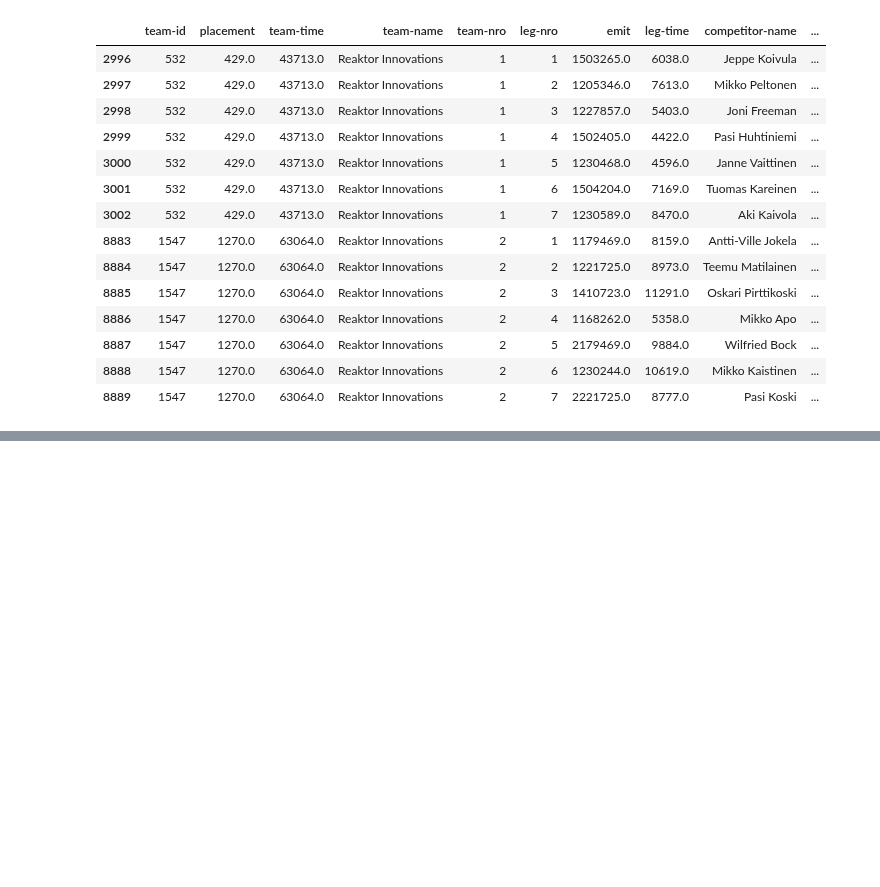
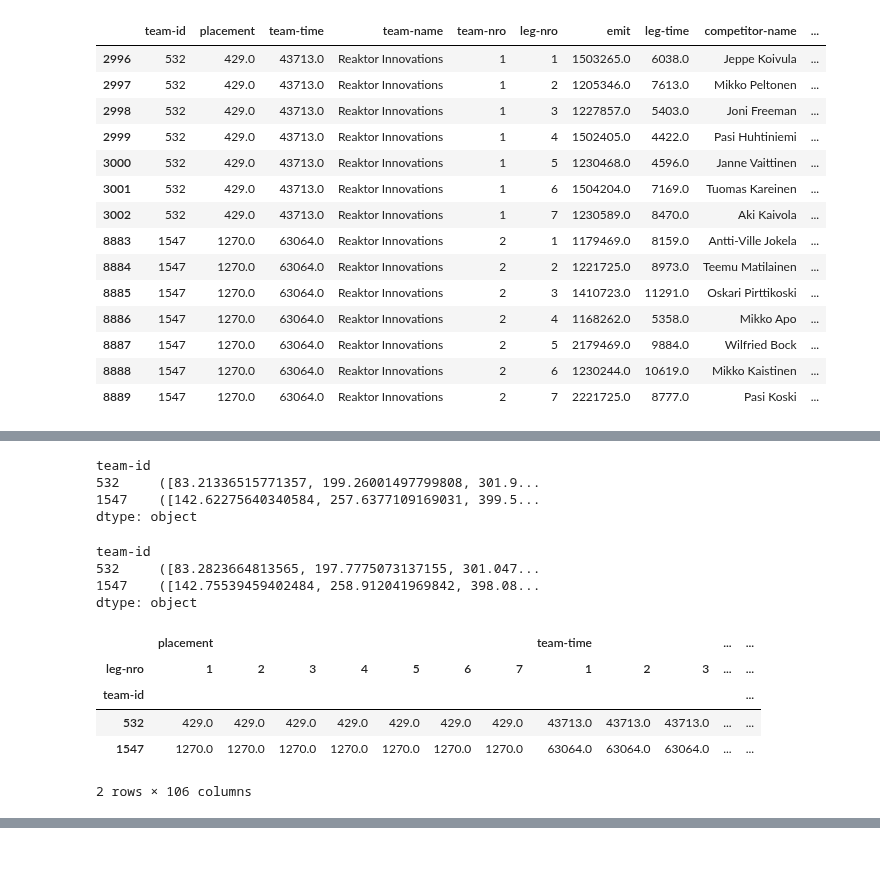
Before and after one commit to dins/jukola-xml-model, a Jupyter notebook: log_normal_estimates.ipynb, the cells around one changed output, grey strips where cells are left out. Saved outputs shown, nothing was run; the diff lists cells and outputs as text; code cells hidden in the pictures; blank space fills up the shorter version.

```diff
--- a/log_normal_estimates.ipynb
+++ b/log_normal_estimates.ipynb
@@ -205,0 +298,24 @@ runs17
+# %%
+simulated_median
+#by_teams.unstack().swaplevel("leg-nro", "team-id").to_dict()
+# %% [output]
+team-id
+532     ([83.21336515771357, 199.26001497799808, 301.9...
+1547    ([142.62275640340584, 257.6377109169031, 399.5...
+dtype: object
+# %%
+simulated_median
+# %% [output]
+team-id
+532     ([83.2823664813565, 197.7775073137155, 301.047...
+1547    ([142.75539459402484, 258.912041969842, 398.08...
+dtype: object
+# %%
+by_teams
+# %% [output]
+|  | placement |  |  |  |  |  |  | team-time |  |  | ... | ... |
+| leg-nro | 1 | 2 | 3 | 4 | 5 | 6 | 7 | 1 | 2 | 3 | ... | ... |
+| team-id |  |  |  |  |  |  |  |  |  |  |  | ... |
+| 532 | 429.0 | 429.0 | 429.0 | 429.0 | 429.0 | 429.0 | 429.0 | 43713.0 | 43713.0 | 43713.0 | ... | ... |
+| 1547 | 1270.0 | 1270.0 | 1270.0 | 1270.0 | 1270.0 | 1270.0 | 1270.0 | 63064.0 | 63064.0 | 63064.0 | ... | ... |
+2 rows × 106 columns
```
Also changed, not shown: parts of 21 cells of this notebook.
